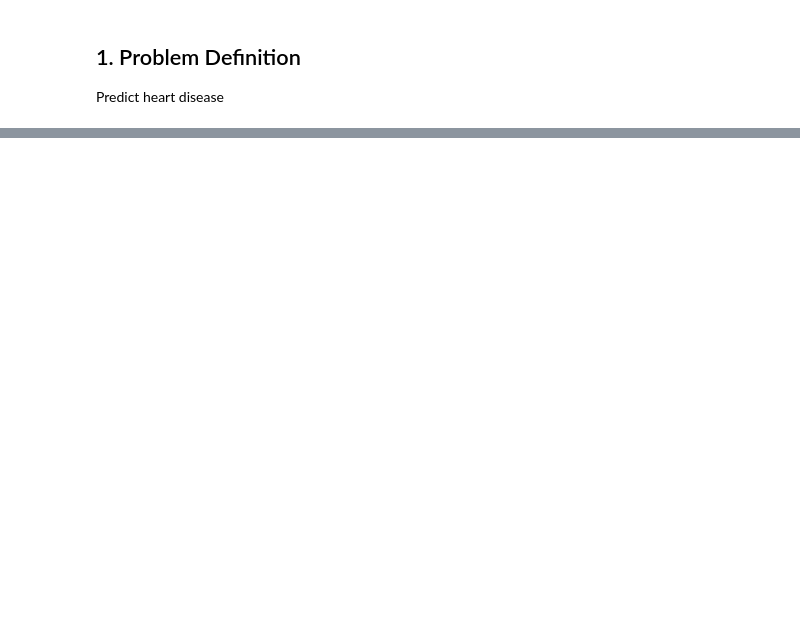
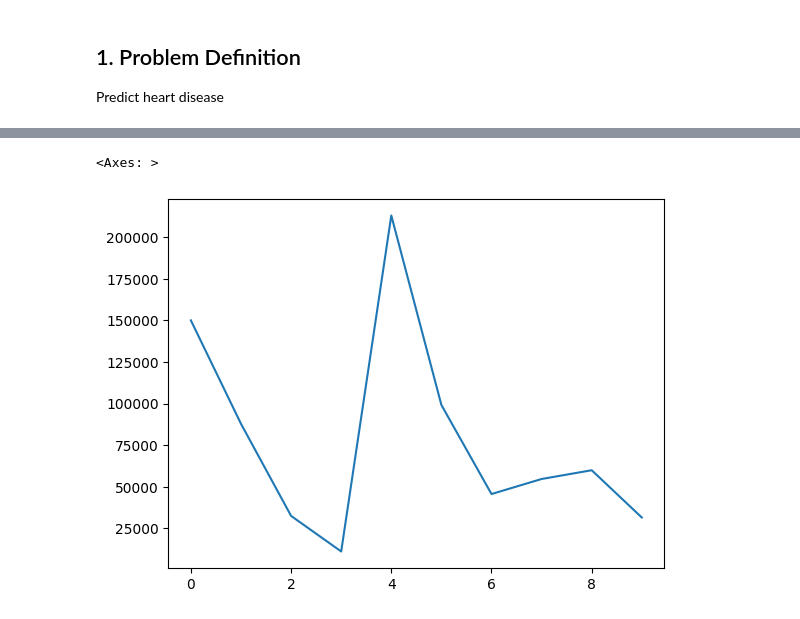
Before and after one commit to ccastell18/Panda_Practice, a Jupyter notebook: Panda_practice1.ipynb, the cells around one changed output, grey strips where cells are left out. Saved outputs shown, nothing was run; the diff lists cells and outputs as text; code cells hidden in the pictures; blank space fills up the shorter version.

```diff
--- a/Panda_practice1.ipynb
+++ b/Panda_practice1.ipynb
@@ -47,0 +80,5 @@ Predict heart disease
+# %%
+#import Data
+
+car_sales = pd.read_csv("car-sales.csv")
+car_sales
@@ -47,0 +343,5 @@ Predict heart disease
+# %%
+car_sales["Odometer (KM)"].plot()
+# %% [output]
+<Axes: >
+[figure, added]
```
Also changed, not shown: parts of 75 cells of this notebook, 4 other files.
